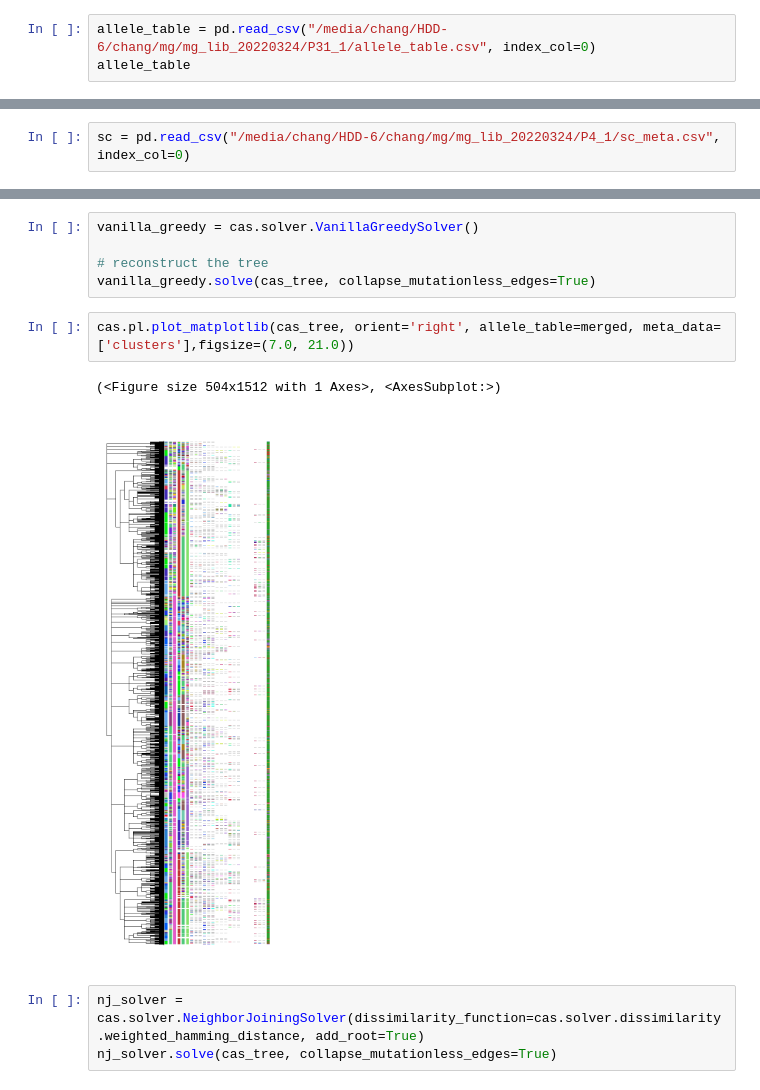
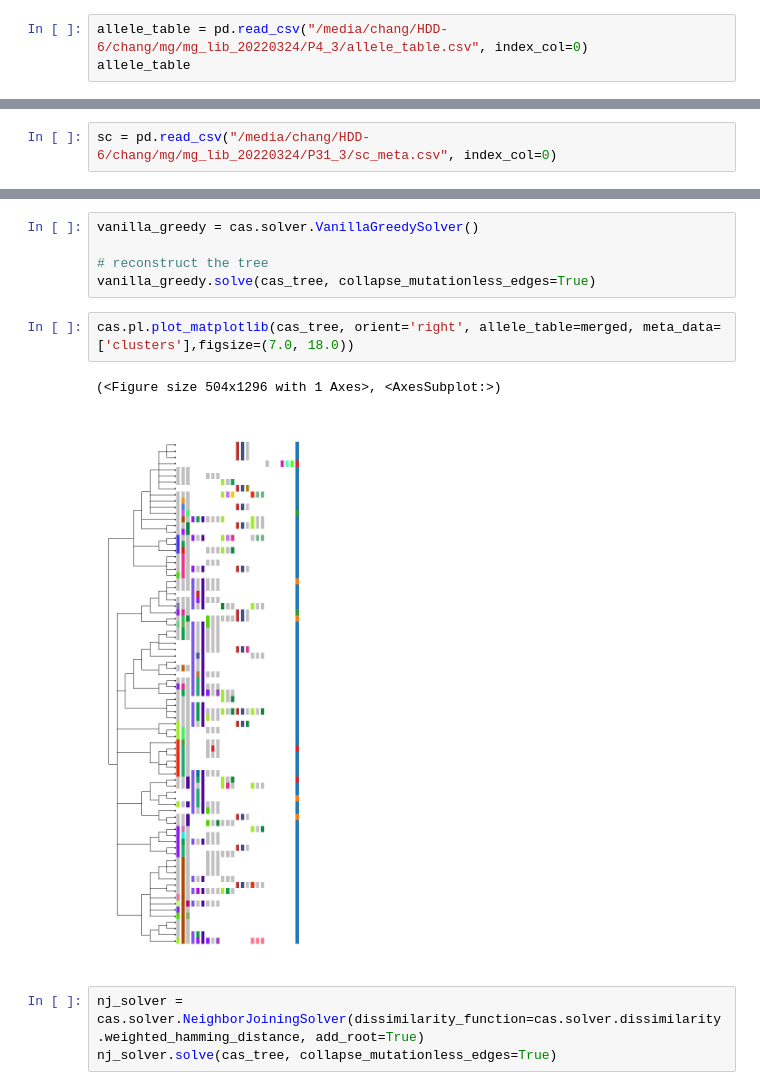
Before and after one commit to cnk113/analysis-scripts, a Jupyter notebook: ipynb/mg_lineage_tree.ipynb, the cells around one changed output, grey strips where cells are left out. Drawn from its saved outputs; the diff is of its cells as text.

```diff
--- a/ipynb/mg_lineage_tree.ipynb
+++ b/ipynb/mg_lineage_tree.ipynb
@@ -4,7 +4,7 @@ import pandas as pd
 
 import cassiopeia as cas
 # %%
-allele_table = pd.read_csv("/media/chang/HDD-6/chang/mg/mg_lib_20220324/P31_1/allele_table.csv", index_col=0)
+allele_table = pd.read_csv("/media/chang/HDD-6/chang/mg/mg_lib_20220324/P4_3/allele_table.csv", index_col=0)
 allele_table
 # %% [output]
 |  | cellBC | intBC | allele | r1 | r2 | r3 | lineageGrp | UMI | readCount |
@@ -29,5 +29,5 @@ array(['CATCCGGTCCTTCA', 'GTTAATGAGAAATT', 'ATAGTCGCCCACTC',
 # %%
-sc = pd.read_csv("/media/chang/HDD-6/chang/mg/mg_lib_20220324/P4_1/sc_meta.csv", index_col=0)
+sc = pd.read_csv("/media/chang/HDD-6/chang/mg/mg_lib_20220324/P31_3/sc_meta.csv", index_col=0)
 # %%
 sc['cellBC'] = sc.index
 sc[['cellBC','clusters']]
@@ -134,10 +134,10 @@ vanilla_greedy = cas.solver.VanillaGreedySolver()
 # reconstruct the tree
 vanilla_greedy.solve(cas_tree, collapse_mutationless_edges=True)
 # %%
-cas.pl.plot_matplotlib(cas_tree, orient='right', allele_table=merged, meta_data=['clusters'],figsize=(7.0, 21.0))
+cas.pl.plot_matplotlib(cas_tree, orient='right', allele_table=merged, meta_data=['clusters'],figsize=(7.0, 18.0))
 # %% [output]
-(<Figure size 504x1512 with 1 Axes>, <AxesSubplot:>)
+(<Figure size 504x1296 with 1 Axes>, <AxesSubplot:>)
-[figure, old version]
+[figure, new version]
 # %%
 nj_solver = cas.solver.NeighborJoiningSolver(dissimilarity_function=cas.solver.dissimilarity.weighted_hamming_distance, add_root=True)
 nj_solver.solve(cas_tree, collapse_mutationless_edges=True)
```
Also changed, not shown: parts of 8 cells of this notebook, 6 other files.
